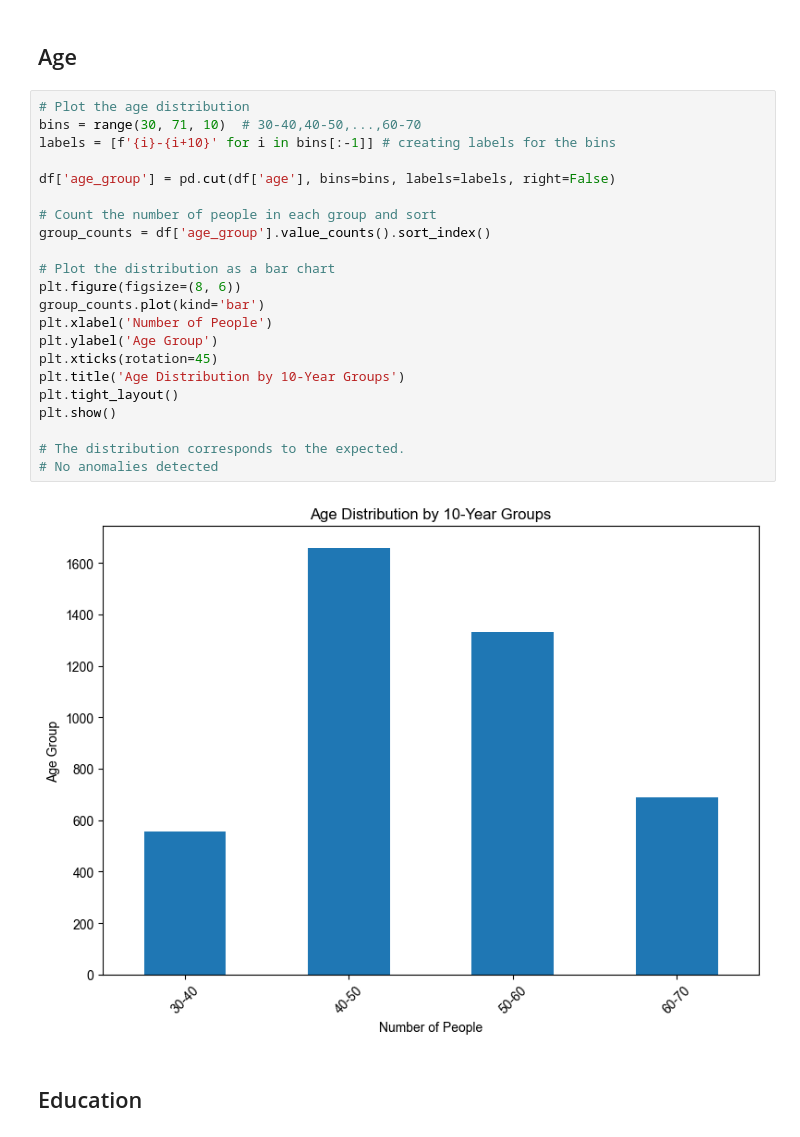
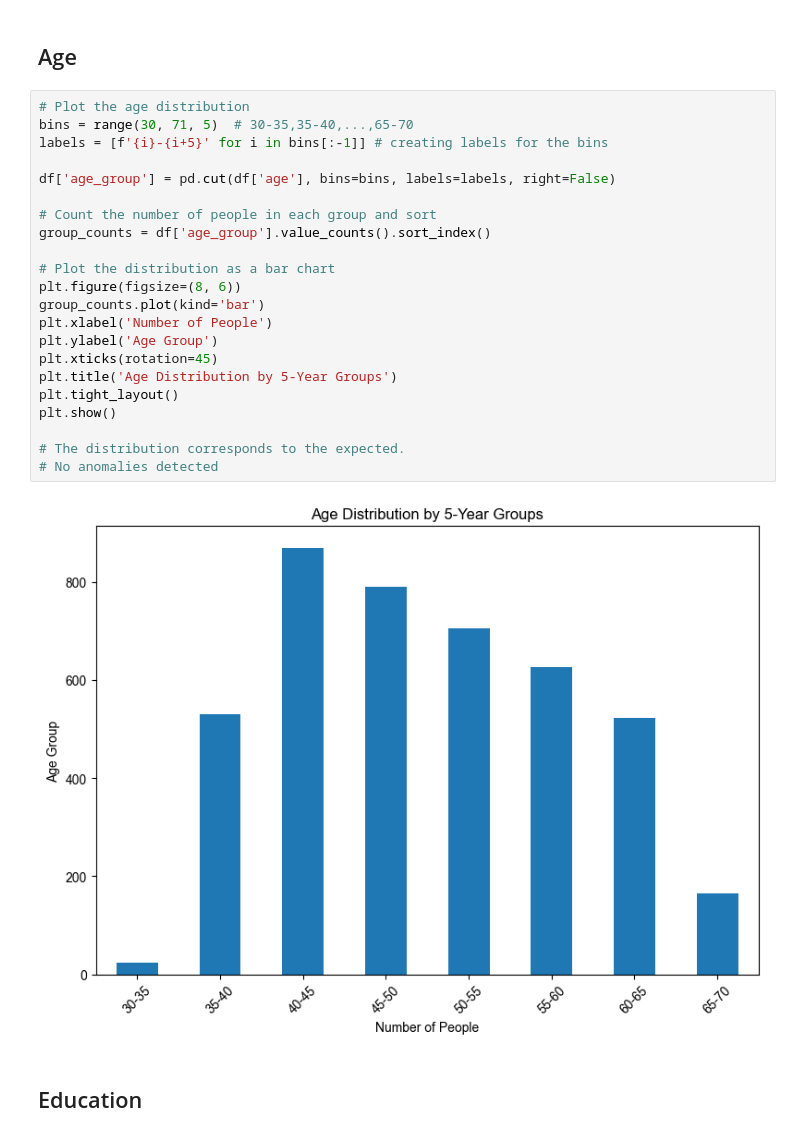
Before and after one commit to Yute-Tjr/CHD_data_analysis, a Jupyter notebook: CHD_data_analysis.ipynb, the cells around one changed output. Cells and saved outputs as stored; diff of their text form.

```diff
--- a/CHD_data_analysis.ipynb
+++ b/CHD_data_analysis.ipynb
@@ -97,28 +97,28 @@ plt.show()
 ## Age
 # %%
 # Plot the age distribution
-bins = range(30, 71, 10)  # 30-40,40-50,...,60-70
-labels = [f'{i}-{i+10}' for i in bins[:-1]] # creating labels for the bins
+bins = range(30, 71, 5)  # 30-35,35-40,...,65-70
+labels = [f'{i}-{i+5}' for i in bins[:-1]] # creating labels for the bins
 
 df['age_group'] = pd.cut(df['age'], bins=bins, labels=labels, right=False)
 
 # Count the number of people in each group and sort
 group_counts = df['age_group'].value_counts().sort_index()
 
 # Plot the distribution as a bar chart
 plt.figure(figsize=(8, 6))
 group_counts.plot(kind='bar')
 plt.xlabel('Number of People')
 plt.ylabel('Age Group')
 plt.xticks(rotation=45)
-plt.title('Age Distribution by 10-Year Groups')
+plt.title('Age Distribution by 5-Year Groups')
 plt.tight_layout()
 plt.show()
 
 # The distribution corresponds to the expected.
 # No anomalies detected
 # %% [output]
-[figure, old version]
+[figure, new version]
 # %% [markdown]
 ## Education
 # %%
```
Also changed, not shown: parts of 1 cell of this notebook.
